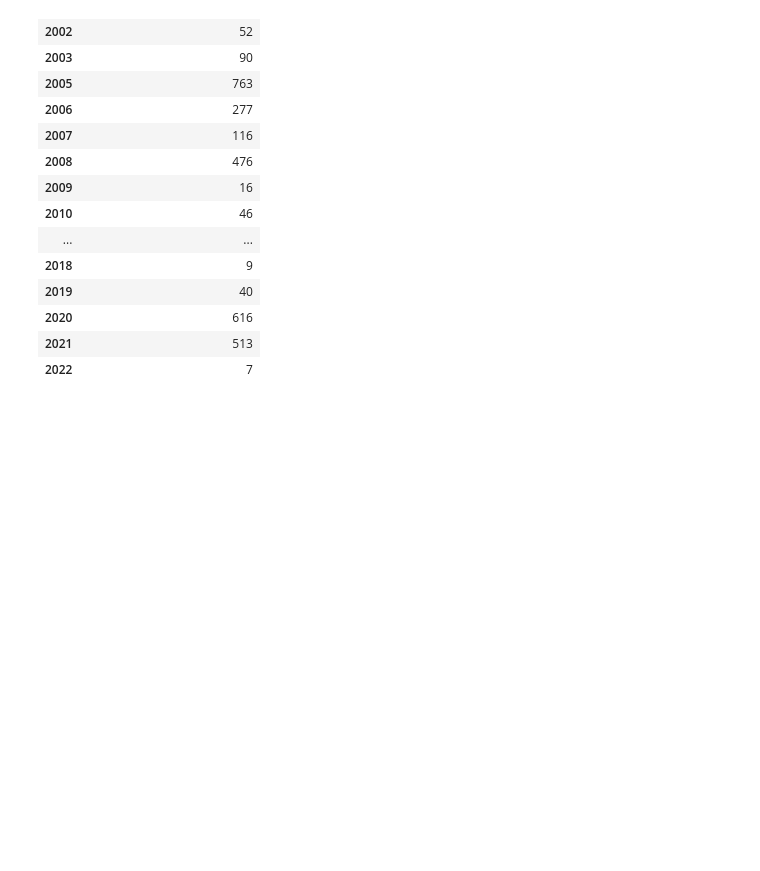
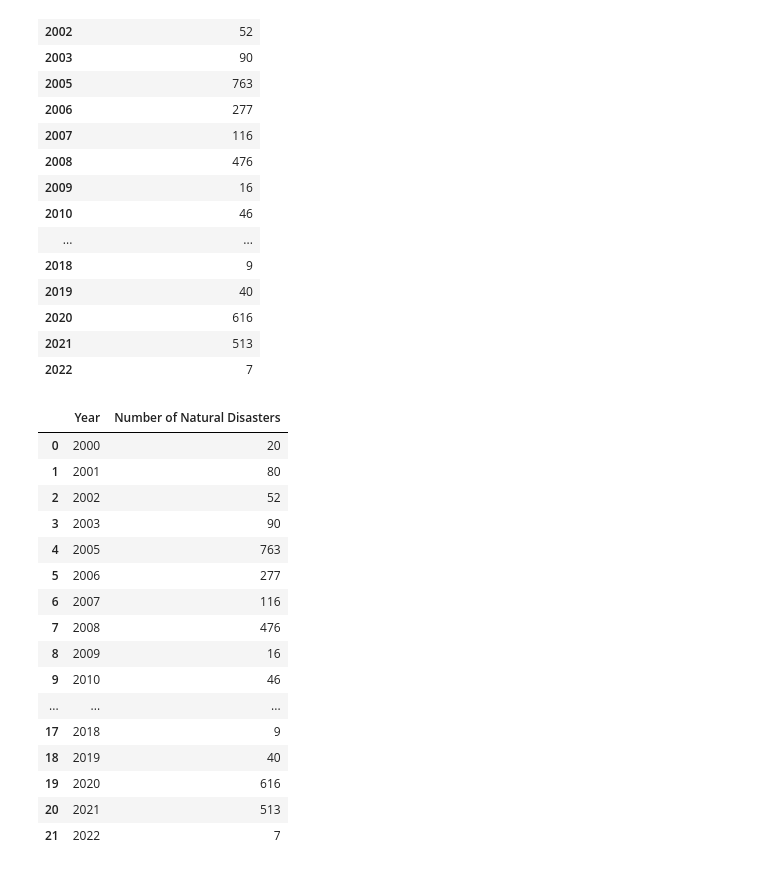
Before and after one commit to verevar/etl-project, a Jupyter notebook: Untitled.ipynb, the cells around one changed output. Saved outputs shown, nothing was run; the diff lists cells and outputs as text; code cells hidden in the pictures; blank space fills up the shorter version.

```diff
--- a/Untitled.ipynb
+++ b/Untitled.ipynb
@@ -256,3 +313,25 @@ curr_nat_dis_tx_total_df
 | 2020 | 616 |
 | 2021 | 513 |
 | 2022 | 7 |
+# %%
+curr_nat_dis_tx_total_df = curr_nat_dis_tx_total_df.sort_values(by = ['Year'],ascending = True)
+curr_nat_dis_tx_total_df = curr_nat_dis_tx_total_df.reset_index()
+curr_nat_dis_tx_total_df
+# %% [output]
+|  | Year | Number of Natural Disasters |
+| 0 | 2000 | 20 |
+| 1 | 2001 | 80 |
+| 2 | 2002 | 52 |
+| 3 | 2003 | 90 |
+| 4 | 2005 | 763 |
+| 5 | 2006 | 277 |
+| 6 | 2007 | 116 |
+| 7 | 2008 | 476 |
+| 8 | 2009 | 16 |
+| 9 | 2010 | 46 |
+| ... | ... | ... |
+| 17 | 2018 | 9 |
+| 18 | 2019 | 40 |
+| 19 | 2020 | 616 |
+| 20 | 2021 | 513 |
+| 21 | 2022 | 7 |
```
Also changed, not shown: parts of 5 cells of this notebook.
